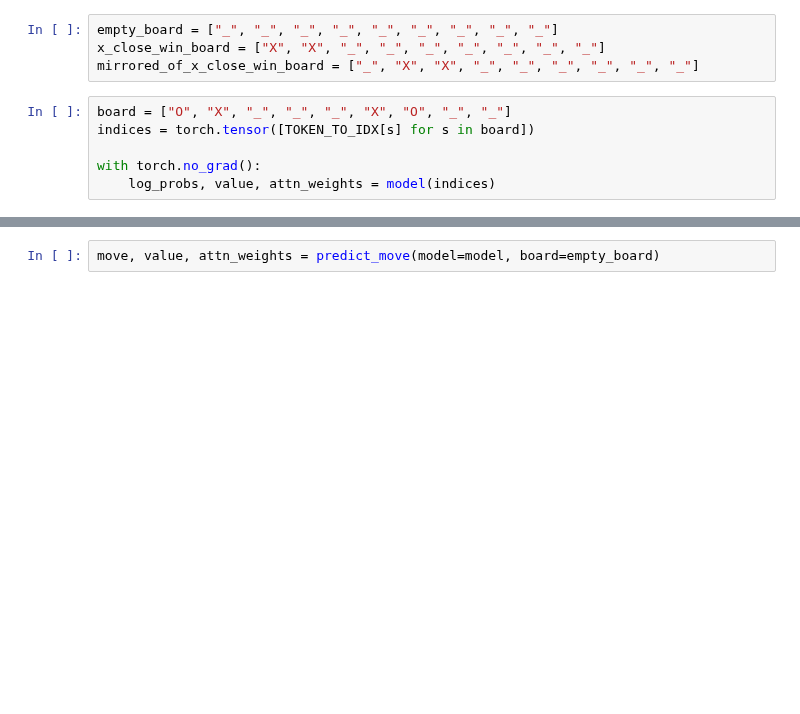
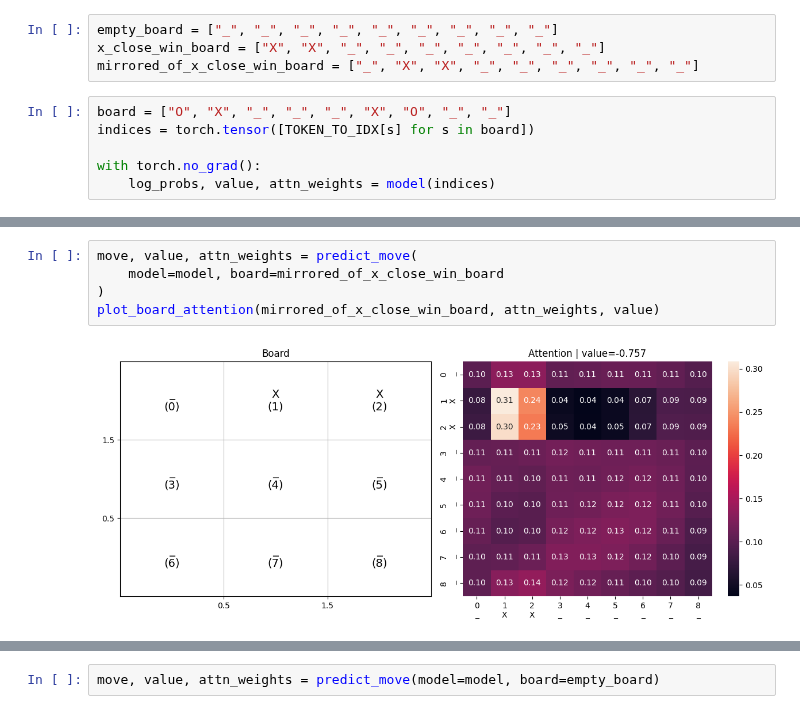
Before and after one commit to asminkarki012/learning, a Jupyter notebook: learn-ml/attention-from-scratch/train_alphazero.ipynb, the cells around one changed output, grey strips where cells are left out. Drawn from its saved outputs; the diff is of its cells as text; blank space fills up the shorter version.

```diff
--- a/learn-ml/attention-from-scratch/train_alphazero.ipynb
+++ b/learn-ml/attention-from-scratch/train_alphazero.ipynb
@@ -580,0 +695,7 @@ value
+# %%
+move, value, attn_weights = predict_move(
+    model=model, board=mirrored_of_x_close_win_board
+)
+plot_board_attention(mirrored_of_x_close_win_board, attn_weights, value)
+# %% [output]
+[figure, added]
```
Also changed, not shown: parts of 39 cells of this notebook, 8 other files.
